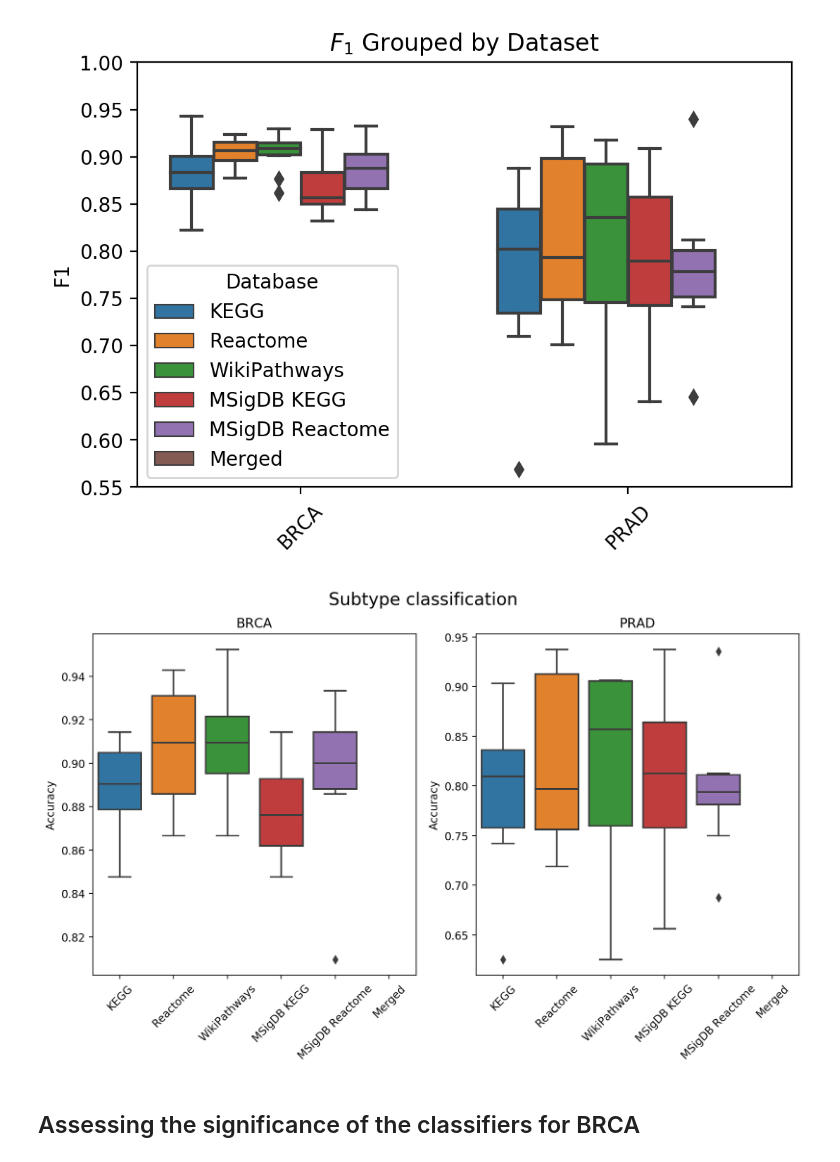
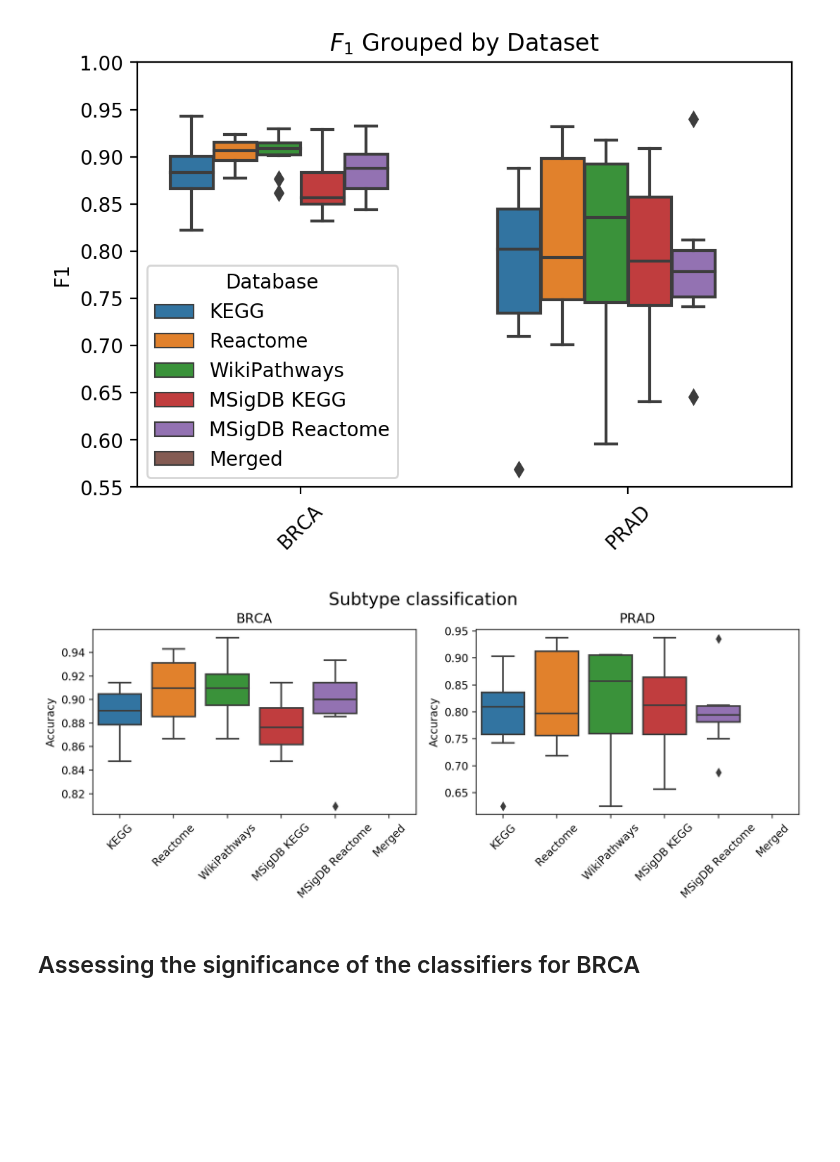
Before and after one commit to pathwayforte/results, a Jupyter notebook: notebooks/evaluation/Plot Evaluation of Subtype Classification.ipynb, the cells around one changed output. Cells and saved outputs as stored; diff of their text form; code cells hidden in the pictures; blank space fills up the shorter version.

Commit message:
Update height of subtype classification image

```diff
--- a/notebooks/evaluation/Plot Evaluation of Subtype Classification.ipynb
+++ b/notebooks/evaluation/Plot Evaluation of Subtype Classification.ipynb
@@ -103,31 +103,31 @@ plt.show()
 # %% [output]
 [figure]
 # %%
-fig = plt.figure(figsize=(10, 6))
+fig = plt.figure(figsize=(10, 4))
 
 ax1 = plt.subplot2grid(shape=(1,2), loc=(0,0), colspan=1)
 ax2 = plt.subplot2grid((1,2), (0,1), colspan=1)
 
 plt.suptitle('Subtype classification', fontsize=16, y=1.03)
 
 for dataset, ax in zip(df['Dataset'].unique(), [ax1, ax2]):
     ax.set_title(dataset)
     # Use this to make the y-axes all use the same, but makes readability difficult
     # ax.set_ylim(bottom=y_min, top=1.0)
     sns.boxplot(
         y='Accuracy',
         x='Database',
         data=accuracy_df[accuracy_df['Dataset'] == dataset],
         order=['KEGG', 'Reactome', 'WikiPathways', 'MSigDB KEGG', 'MSigDB Reactome', 'Merged'],
         ax=ax,
     )
     ax.set_xticklabels(ax.get_xticklabels(), rotation=45)
     ax.set_xlabel('')
 
 plt.tight_layout()
 plt.show()
 # %% [output]
-[figure, old version]
+[figure, new version]
 # %% [markdown]
 ## Assessing the significance of the classifiers for BRCA
 # %%
```
Also changed, not shown: parts of 1 cell of this notebook.
